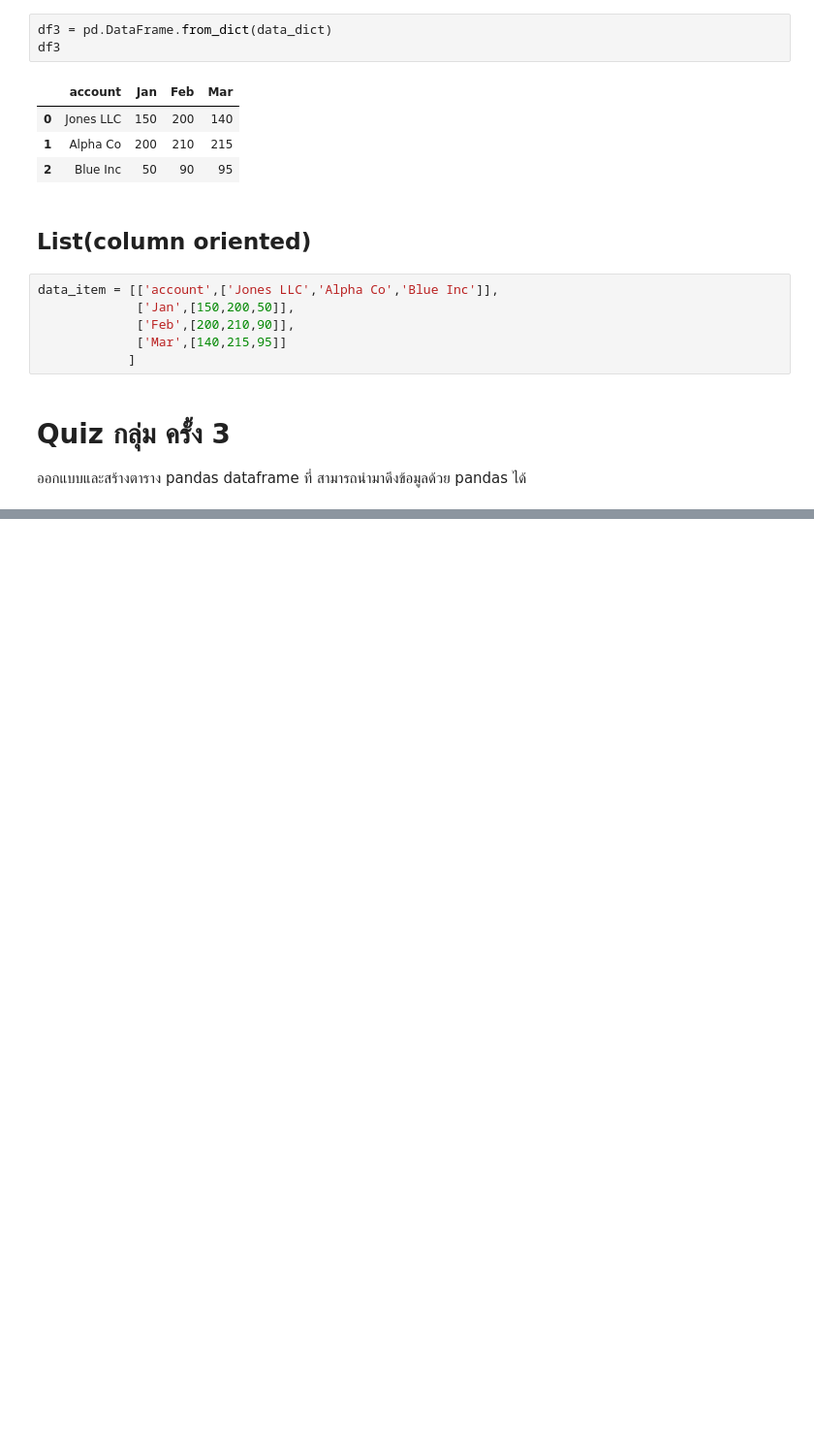
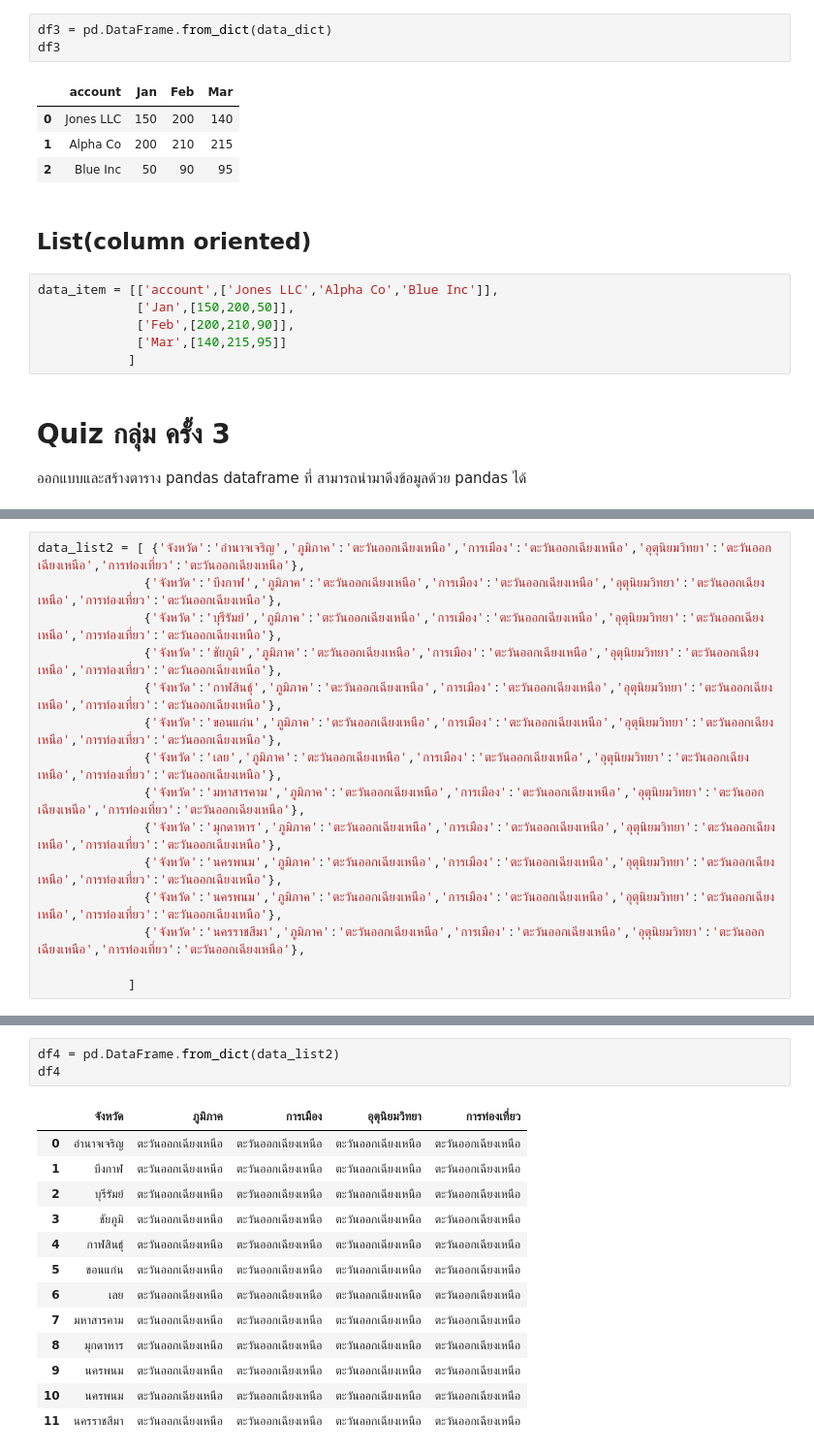
Before and after one commit to Gcpppinpak/data_viz_2022, a Jupyter notebook: Pandas102.ipynb, the cells around one changed output, grey strips where cells are left out. Shown at 97% size. Saved outputs shown, nothing was run; the diff lists cells and outputs as text; blank space fills up the shorter version.

```diff
--- a/Pandas102.ipynb
+++ b/Pandas102.ipynb
@@ -390,3 +390,18 @@ data_item = [['account',['Jones LLC','Alpha Co','Blue Inc']],
 ออกแบบและสร้างตาราง pandas dataframe ที่ สามารถนำมาดึงข้อมูลด้วย pandas ได้
 # %% [markdown]
 ![image.png](embedded-picture-1)
+# %%
+data_list2 = [ {'จังหวัด':'อำนาจเจริญ','ภูมิภาค':'ตะวันออกเฉียงเหนือ','การเมือง':'ตะวันออกเฉียงเหนือ','อุตุนิยมวิทยา':'ตะวันออกเฉียงเหนือ','การท่องเที่ยว':'ตะวันออกเฉียงเหนือ'},
+              {'จังหวัด':'บึงกาฬ','ภูมิภาค':'ตะวันออกเฉียงเหนือ','การเมือง':'ตะวันออกเฉียงเหนือ','อุตุนิยมวิทยา':'ตะวันออกเฉียงเหนือ','การท่องเที่ยว':'ตะวันออกเฉียงเหนือ'},
+              {'จังหวัด':'บุรีรัมย์','ภูมิภาค':'ตะวันออกเฉียงเหนือ','การเมือง':'ตะวันออกเฉียงเหนือ','อุตุนิยมวิทยา':'ตะวันออกเฉียงเหนือ','การท่องเที่ยว':'ตะวันออกเฉียงเหนือ'},
+              {'จังหวัด':'ชัยภูมิ','ภูมิภาค':'ตะวันออกเฉียงเหนือ','การเมือง':'ตะวันออกเฉียงเหนือ','อุตุนิยมวิทยา':'ตะวันออกเฉียงเหนือ','การท่องเที่ยว':'ตะวันออกเฉียงเหนือ'},
+              {'จังหวัด':'กาฬสินธุ์','ภูมิภาค':'ตะวันออกเฉียงเหนือ','การเมือง':'ตะวันออกเฉียงเหนือ','อุตุนิยมวิทยา':'ตะวันออกเฉียงเหนือ','การท่องเที่ยว':'ตะวันออกเฉียงเหนือ'},
+              {'จังหวัด':'ขอนแก่น','ภูมิภาค':'ตะวันออกเฉียงเหนือ','การเมือง':'ตะวันออกเฉียงเหนือ','อุตุนิยมวิทยา':'ตะวันออกเฉียงเหนือ','การท่องเที่ยว':'ตะวันออกเฉียงเหนือ'},
+              {'จังหวัด':'เลย','ภูมิภาค':'ตะวันออกเฉียงเหนือ','การเมือง':'ตะวันออกเฉียงเหนือ','อุตุนิยมวิทยา':'ตะวันออกเฉียงเหนือ','การท่องเที่ยว':'ตะวันออกเฉียงเหนือ'},
+              {'จังหวัด':'มหาสารคาม','ภูมิภาค':'ตะวันออกเฉียงเหนือ','การเมือง':'ตะวันออกเฉียงเหนือ','อุตุนิยมวิทยา':'ตะวันออกเฉียงเหนือ','การท่องเที่ยว':'ตะวันออกเฉียงเหนือ'},
+              {'จังหวัด':'มุกดาหาร','ภูมิภาค':'ตะวันออกเฉียงเหนือ','การเมือง':'ตะวันออกเฉียงเหนือ','อุตุนิยมวิทยา':'ตะวันออกเฉียงเหนือ','การท่องเที่ยว':'ตะวันออกเฉียงเหนือ'},
+              {'จังหวัด':'นครพนม','ภูมิภาค':'ตะวันออกเฉียงเหนือ','การเมือง':'ตะวันออกเฉียงเหนือ','อุตุนิยมวิทยา':'ตะวันออกเฉียงเหนือ','การท่องเที่ยว':'ตะวันออกเฉียงเหนือ'},
+              {'จังหวัด':'นครพนม','ภูมิภาค':'ตะวันออกเฉียงเหนือ','การเมือง':'ตะวันออกเฉียงเหนือ','อุตุนิยมวิทยา':'ตะวันออกเฉียงเหนือ','การท่องเที่ยว':'ตะวันออกเฉียงเหนือ'},
+              {'จังหวัด':'นครราชสีมา','ภูมิภาค':'ตะวันออกเฉียงเหนือ','การเมือง':'ตะวันออกเฉียงเหนือ','อุตุนิยมวิทยา':'ตะวันออกเฉียงเหนือ','การท่องเที่ยว':'ตะวันออกเฉียงเหนือ'},
+
+            ]
@@ -392,0 +428,17 @@ data_item = [['account',['Jones LLC','Alpha Co','Blue Inc']],
+# %%
+df4 = pd.DataFrame.from_dict(data_list2)
+df4
+# %% [output]
+|  | จังหวัด | ภูมิภาค | การเมือง | อุตุนิยมวิทยา | การท่องเที่ยว |
+| 0 | อำนาจเจริญ | ตะวันออกเฉียงเหนือ | ตะวันออกเฉียงเหนือ | ตะวันออกเฉียงเหนือ | ตะวันออกเฉียงเหนือ |
+| 1 | บึงกาฬ | ตะวันออกเฉียงเหนือ | ตะวันออกเฉียงเหนือ | ตะวันออกเฉียงเหนือ | ตะวันออกเฉียงเหนือ |
+| 2 | บุรีรัมย์ | ตะวันออกเฉียงเหนือ | ตะวันออกเฉียงเหนือ | ตะวันออกเฉียงเหนือ | ตะวันออกเฉียงเหนือ |
+| 3 | ชัยภูมิ | ตะวันออกเฉียงเหนือ | ตะวันออกเฉียงเหนือ | ตะวันออกเฉียงเหนือ | ตะวันออกเฉียงเหนือ |
+| 4 | กาฬสินธุ์ | ตะวันออกเฉียงเหนือ | ตะวันออกเฉียงเหนือ | ตะวันออกเฉียงเหนือ | ตะวันออกเฉียงเหนือ |
+| 5 | ขอนแก่น | ตะวันออกเฉียงเหนือ | ตะวันออกเฉียงเหนือ | ตะวันออกเฉียงเหนือ | ตะวันออกเฉียงเหนือ |
+| 6 | เลย | ตะวันออกเฉียงเหนือ | ตะวันออกเฉียงเหนือ | ตะวันออกเฉียงเหนือ | ตะวันออกเฉียงเหนือ |
+| 7 | มหาสารคาม | ตะวันออกเฉียงเหนือ | ตะวันออกเฉียงเหนือ | ตะวันออกเฉียงเหนือ | ตะวันออกเฉียงเหนือ |
+| 8 | มุกดาหาร | ตะวันออกเฉียงเหนือ | ตะวันออกเฉียงเหนือ | ตะวันออกเฉียงเหนือ | ตะวันออกเฉียงเหนือ |
+| 9 | นครพนม | ตะวันออกเฉียงเหนือ | ตะวันออกเฉียงเหนือ | ตะวันออกเฉียงเหนือ | ตะวันออกเฉียงเหนือ |
+| 10 | นครพนม | ตะวันออกเฉียงเหนือ | ตะวันออกเฉียงเหนือ | ตะวันออกเฉียงเหนือ | ตะวันออกเฉียงเหนือ |
+| 11 | นครราชสีมา | ตะวันออกเฉียงเหนือ | ตะวันออกเฉียงเหนือ | ตะวันออกเฉียงเหนือ | ตะวันออกเฉียงเหนือ |
```
Also changed, not shown: parts of 1 cell of this notebook.
